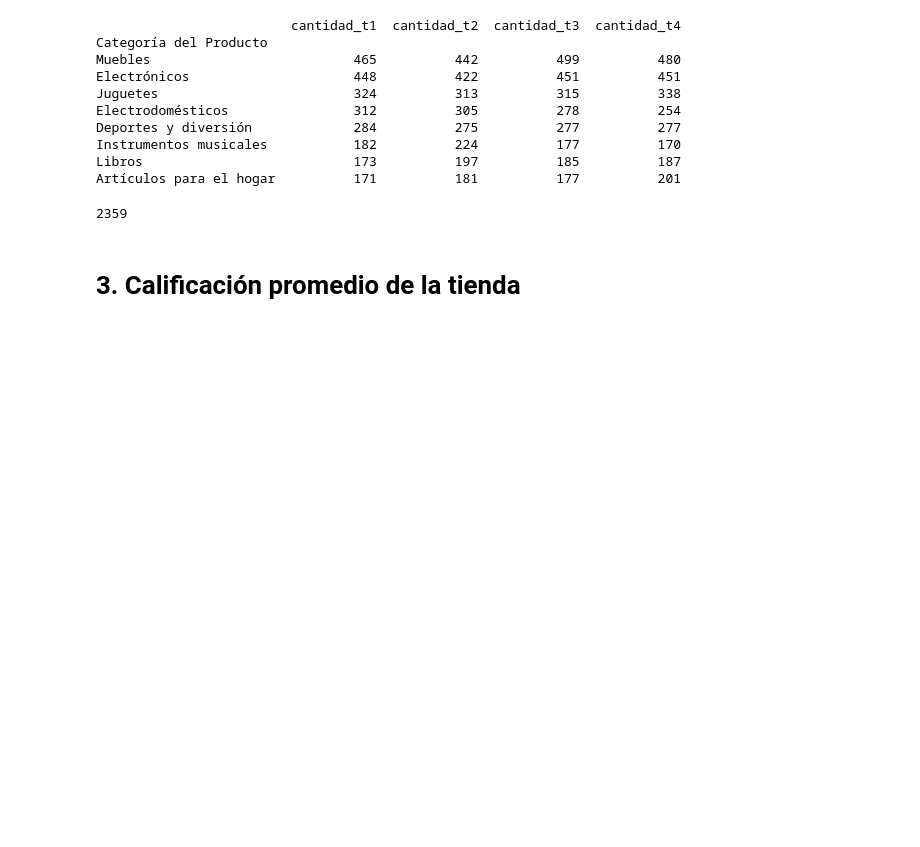
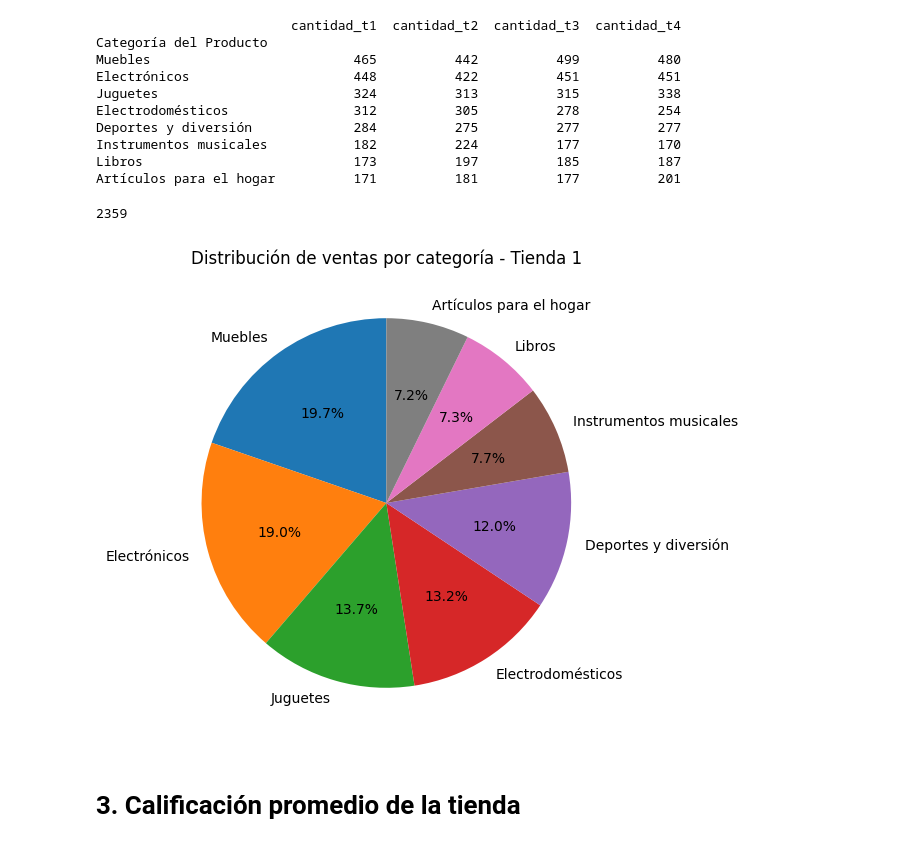
Before and after one commit to cata1234560/desafio-data, a Jupyter notebook: AluraStoreLatam.ipynb, the cells around one changed output. Drawn from its saved outputs; the diff is of its cells as text; code cells hidden in the pictures; blank space fills up the shorter version.

```diff
--- a/AluraStoreLatam.ipynb
+++ b/AluraStoreLatam.ipynb
@@ -74,6 +93,16 @@ total_registros = len(tienda['Categoría del Producto'])
 print(total_registros)
 # %% [output]
 2359
+# %%
+# Usamos Tienda 1 como ejemplo
+categorias_t1 = tienda['Categoría del Producto'].value_counts()
+
+plt.figure(figsize=(6,6))
+plt.pie(categorias_t1, labels=categorias_t1.index, autopct="%1.1f%%", startangle=90)
+plt.title("Distribución de ventas por categoría - Tienda 1")
+plt.show()
+# %% [output]
+[figure, added]
 # %% [markdown]
 # 3. Calificación promedio de la tienda
 # %%
```
Also changed, not shown: parts of 4 cells of this notebook.
